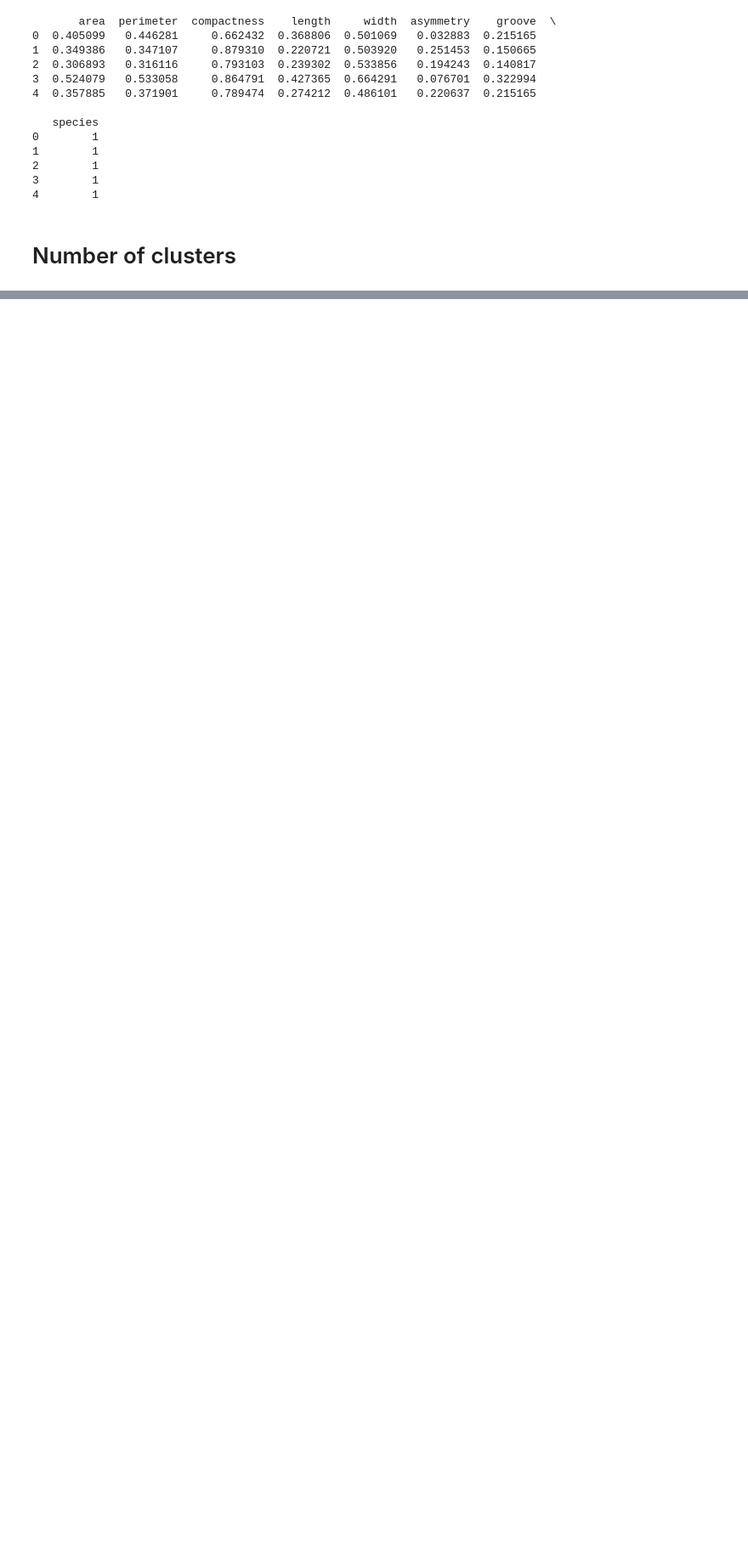
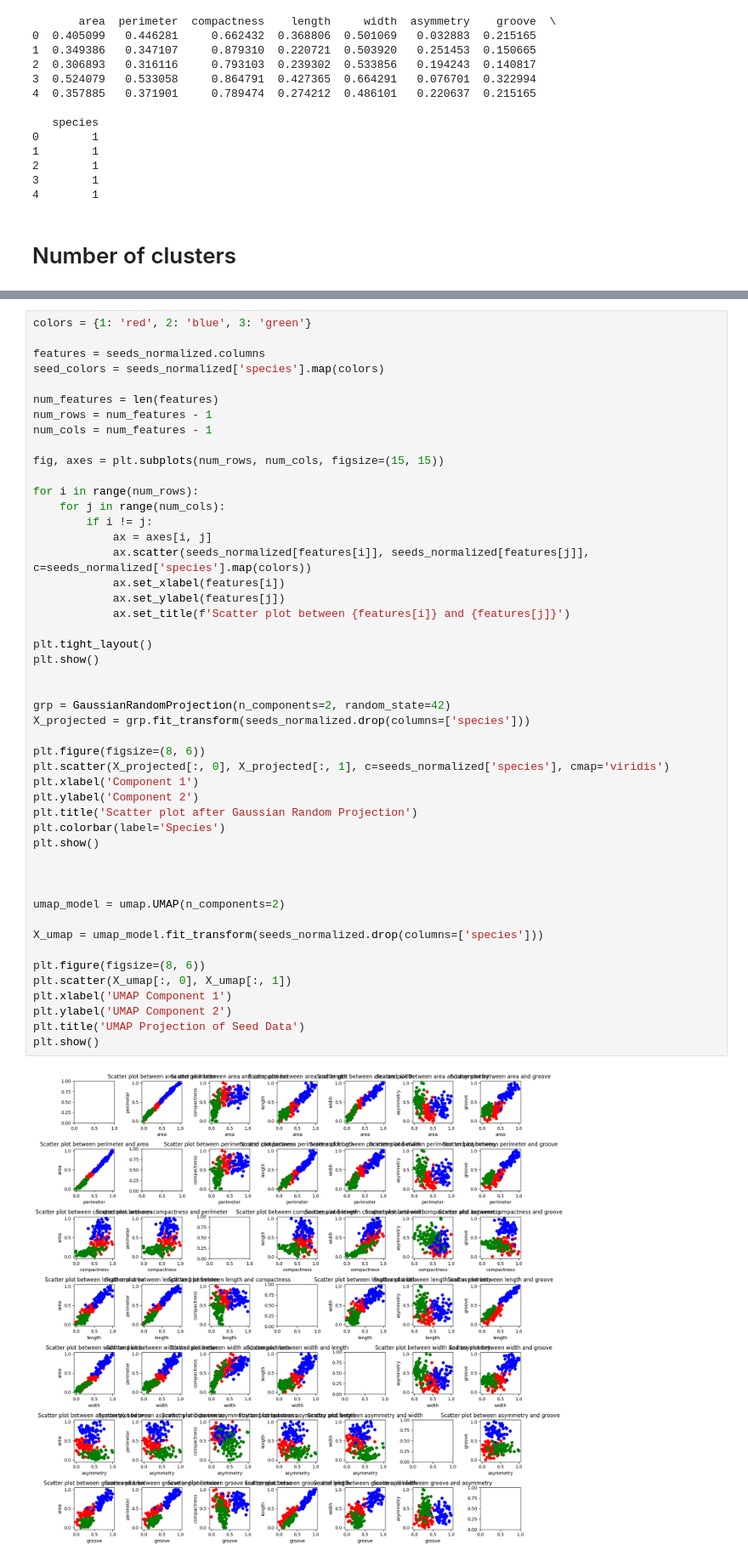
Before and after one commit to olabratt/DIT407, a Jupyter notebook: Assignment5/ola/assignment5.ipynb, the cells around one changed output, grey strips where cells are left out. Shown: that part at 85% size. Saved outputs shown, nothing was run; the diff lists cells and outputs as text; blank space fills up the shorter version.

```diff
--- a/Assignment5/ola/assignment5.ipynb
+++ b/Assignment5/ola/assignment5.ipynb
@@ -68,0 +65,50 @@ plt.show()
+# %%
+colors = {1: 'red', 2: 'blue', 3: 'green'}
+
+features = seeds_normalized.columns
+seed_colors = seeds_normalized['species'].map(colors)
+
+num_features = len(features)
+num_rows = num_features - 1
+num_cols = num_features - 1
+
+fig, axes = plt.subplots(num_rows, num_cols, figsize=(15, 15))
+
+for i in range(num_rows):
+    for j in range(num_cols):
+        if i != j:
+            ax = axes[i, j]
+            ax.scatter(seeds_normalized[features[i]], seeds_normalized[features[j]], c=seeds_normalized['species'].map(colors))
+            ax.set_xlabel(features[i])
+            ax.set_ylabel(features[j])
+            ax.set_title(f'Scatter plot between {features[i]} and {features[j]}')
+
+plt.tight_layout()
+plt.show()
+
+
+grp = GaussianRandomProjection(n_components=2, random_state=42)
+X_projected = grp.fit_transform(seeds_normalized.drop(columns=['species']))
+
+plt.figure(figsize=(8, 6))
+plt.scatter(X_projected[:, 0], X_projected[:, 1], c=seeds_normalized['species'], cmap='viridis')
+plt.xlabel('Component 1')
+plt.ylabel('Component 2')
+plt.title('Scatter plot after Gaussian Random Projection')
+plt.colorbar(label='Species')
+plt.show()
+
+
+
+umap_model = umap.UMAP(n_components=2)
+
+X_umap = umap_model.fit_transform(seeds_normalized.drop(columns=['species']))
+
+plt.figure(figsize=(8, 6))
+plt.scatter(X_umap[:, 0], X_umap[:, 1])
+plt.xlabel('UMAP Component 1')
+plt.ylabel('UMAP Component 2')
+plt.title('UMAP Projection of Seed Data')
+plt.show()
+# %% [output]
+[figure, added]
```
Also changed, not shown: parts of 8 cells of this notebook.
